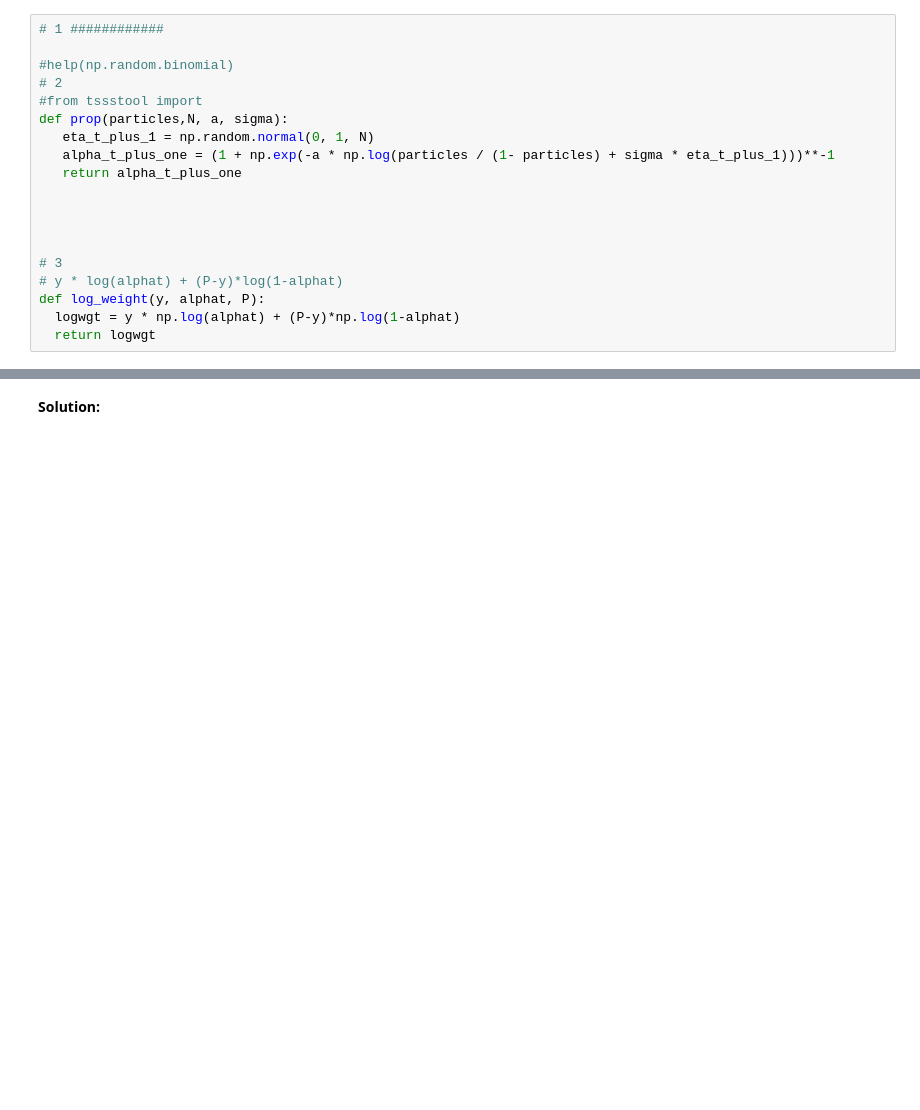
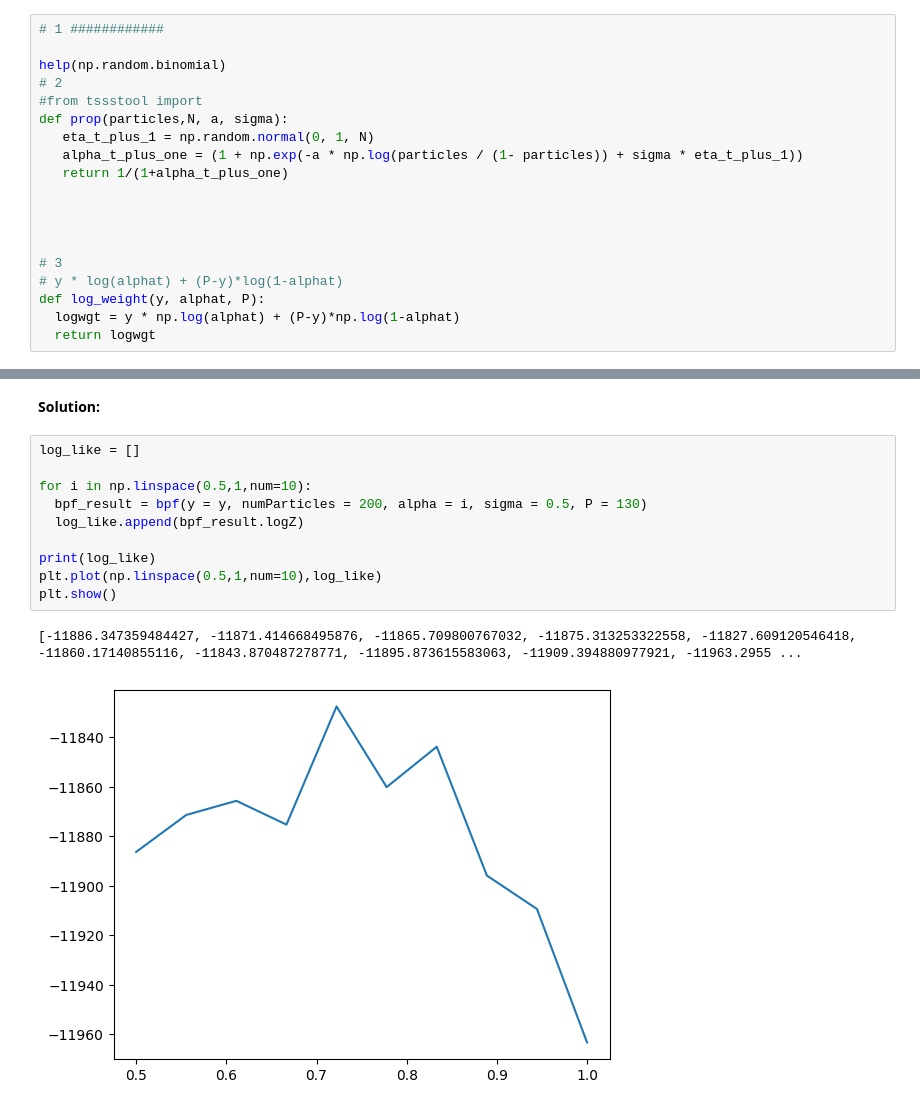
Before and after one commit to willewiik/Time-Series-and-Sequence-Learning, a Jupyter notebook: old_exams/exam_21_10_26_TS/Problem3.ipynb, the cells around one changed output, grey strips where cells are left out. Drawn from its saved outputs; the diff is of its cells as text; blank space fills up the shorter version.

```diff
--- a/old_exams/exam_21_10_26_TS/Problem3.ipynb
+++ b/old_exams/exam_21_10_26_TS/Problem3.ipynb
@@ -44,13 +44,13 @@ $\alpha_t^y(1-\alpha_t)^{P-y}$
 # %%
 # 1 ############
 
-#help(np.random.binomial)
+help(np.random.binomial)
 # 2
 #from tssstool import
 def prop(particles,N, a, sigma):
    eta_t_plus_1 = np.random.normal(0, 1, N)
-   alpha_t_plus_one = (1 + np.exp(-a * np.log(particles / (1- particles) + sigma * eta_t_plus_1)))**-1
-   return alpha_t_plus_one
+   alpha_t_plus_one = (1 + np.exp(-a * np.log(particles / (1- particles)) + sigma * eta_t_plus_1))
+   return 1/(1+alpha_t_plus_one)
 
 
 
@@ -164,3 +176,16 @@ ___
 <div style="text-align: right">(3p)</div>
 # %% [markdown]
 **Solution:**
+# %%
+log_like = []
+
+for i in np.linspace(0.5,1,num=10):
+  bpf_result = bpf(y = y, numParticles = 200, alpha = i, sigma = 0.5, P = 130)
+  log_like.append(bpf_result.logZ)
+
+print(log_like)
+plt.plot(np.linspace(0.5,1,num=10),log_like)
+plt.show()
+# %% [output]
+[-11886.347359484427, -11871.414668495876, -11865.709800767032, -11875.313253322558, -11827.609120546418, -11860.17140855116, -11843.870487278771, -11895.873615583063, -11909.394880977921, -11963.2955 ...
+[figure, added]
```
Also changed, not shown: parts of 5 cells of this notebook.
